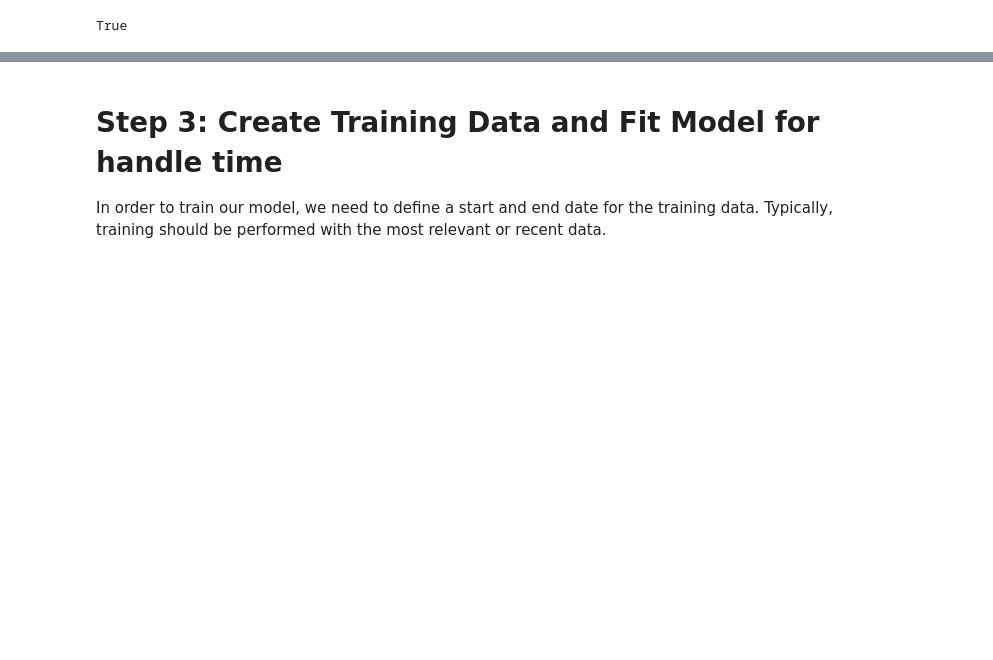
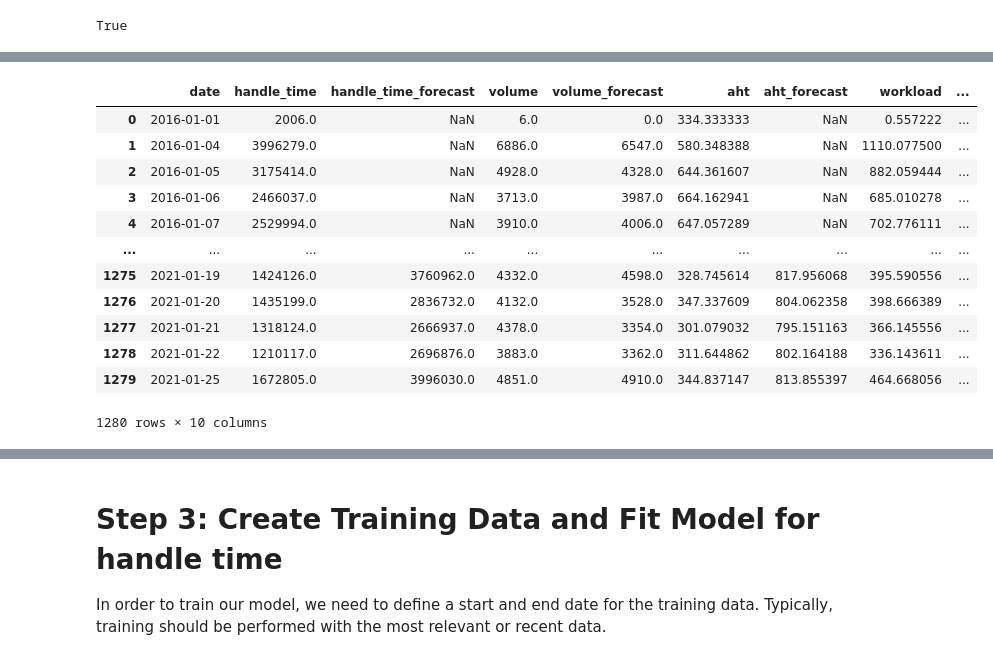
Before and after one commit to majickdave/dji_vol, a Jupyter notebook: notebooks/prediction procedure analysis.ipynb, the cells around one changed output, grey strips where cells are left out. Saved outputs shown, nothing was run; the diff lists cells and outputs as text; code cells hidden in the pictures; blank space fills up the shorter version.

```diff
--- a/notebooks/prediction procedure analysis.ipynb
+++ b/notebooks/prediction procedure analysis.ipynb
@@ -211 +212,17 @@ memory usage: 100.0+ KB
+# %%
+df.reset_index(drop=True)
+# %% [output]
+|  | date | handle_time | handle_time_forecast | volume | volume_forecast | aht | aht_forecast | workload | ... |
+| 0 | 2016-01-01 | 2006.0 | NaN | 6.0 | 0.0 | 334.333333 | NaN | 0.557222 | ... |
+| 1 | 2016-01-04 | 3996279.0 | NaN | 6886.0 | 6547.0 | 580.348388 | NaN | 1110.077500 | ... |
+| 2 | 2016-01-05 | 3175414.0 | NaN | 4928.0 | 4328.0 | 644.361607 | NaN | 882.059444 | ... |
+| 3 | 2016-01-06 | 2466037.0 | NaN | 3713.0 | 3987.0 | 664.162941 | NaN | 685.010278 | ... |
+| 4 | 2016-01-07 | 2529994.0 | NaN | 3910.0 | 4006.0 | 647.057289 | NaN | 702.776111 | ... |
+| ... | ... | ... | ... | ... | ... | ... | ... | ... | ... |
+| 1275 | 2021-01-19 | 1424126.0 | 3760962.0 | 4332.0 | 4598.0 | 328.745614 | 817.956068 | 395.590556 | ... |
+| 1276 | 2021-01-20 | 1435199.0 | 2836732.0 | 4132.0 | 3528.0 | 347.337609 | 804.062358 | 398.666389 | ... |
+| 1277 | 2021-01-21 | 1318124.0 | 2666937.0 | 4378.0 | 3354.0 | 301.079032 | 795.151163 | 366.145556 | ... |
+| 1278 | 2021-01-22 | 1210117.0 | 2696876.0 | 3883.0 | 3362.0 | 311.644862 | 802.164188 | 336.143611 | ... |
+| 1279 | 2021-01-25 | 1672805.0 | 3996030.0 | 4851.0 | 4910.0 | 344.837147 | 813.855397 | 464.668056 | ... |
+1280 rows × 10 columns
 # %%
```
Also changed, not shown: parts of 3 cells of this notebook, 4 other files.
